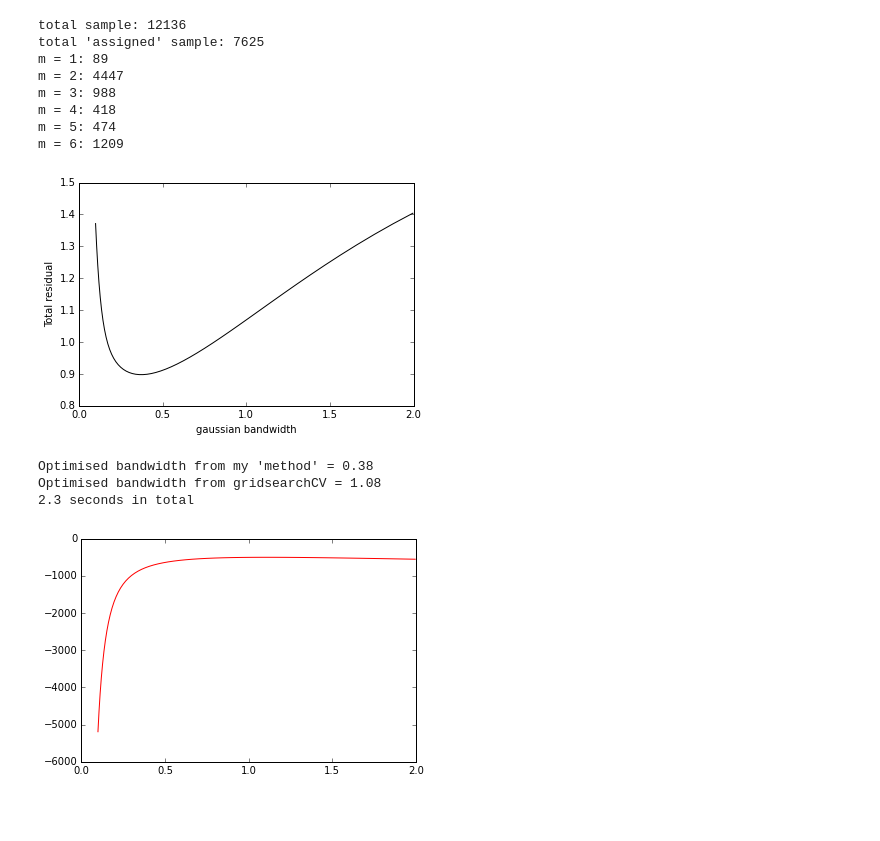
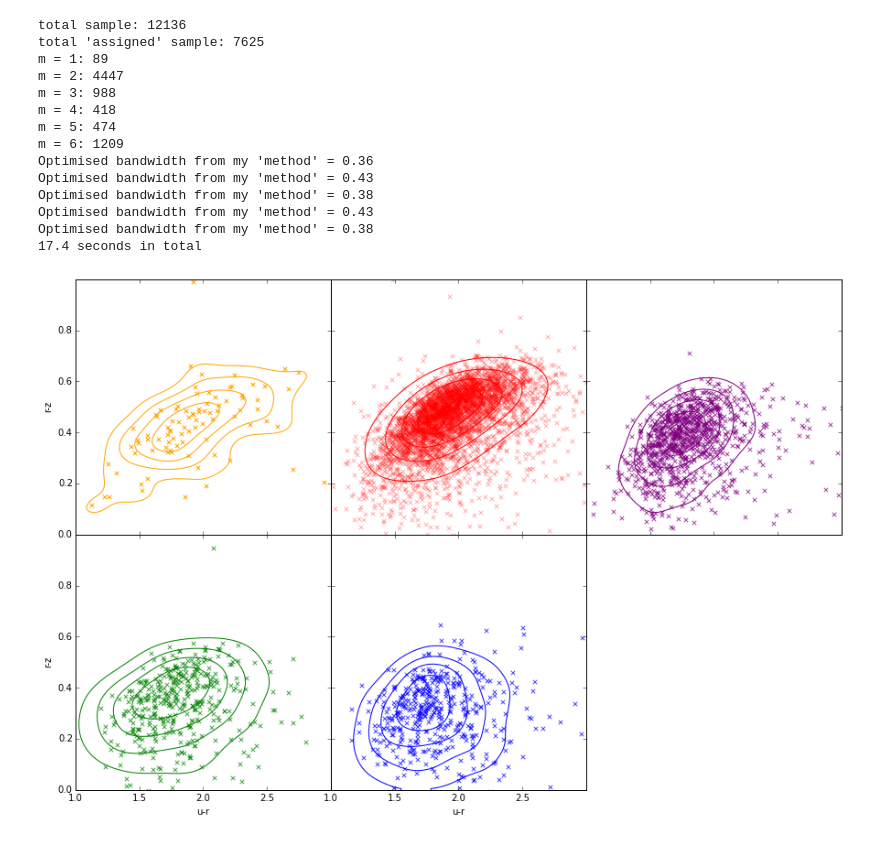
Before and after one commit to bamford/Debiasing-testing, a Jupyter notebook: Plotting_code_notebooks/2d_KDEs_v2.ipynb, the cells around one changed output. Saved outputs shown, nothing was run; the diff lists cells and outputs as text; code cells hidden in the pictures; blank space fills up the shorter version.

Commit message:
Contour plotting updated

```diff
--- a/Plotting_code_notebooks/2d_KDEs_v2.ipynb
+++ b/Plotting_code_notebooks/2d_KDEs_v2.ipynb
@@ -103,16 +105,16 @@ def get_kde_bandwidth2(values,x_range=None,y_range=None,N=10,n_folds=5,num_sigma
 def get_kde(values,x_range,y_range,bandwidth='optimal',N_out=100,print_bandwidth=False):
 
     if bandwidth == 'optimal':
-        u = get_kde_bandwidth1(values=values,x_range=x_range,y_range=y_range,plot_values=True,
+        u2 = get_kde_bandwidth1(values=values,x_range=x_range,y_range=y_range,#plot_values=True
                               num_sigmas=50)
         if print_bandwidth:
-            print("Optimised bandwidth from my 'method' = {0:0.2f}".format(u))
+            print("Optimised bandwidth from my 'method' = {0:0.2f}".format(u2))
 
-        u = get_kde_bandwidth2(values=values,x_range=x_range,y_range=y_range,plot_values=True,
-                              num_sigmas=50)
+        #u = get_kde_bandwidth2(values=values,x_range=x_range,y_range=y_range,#plot_values=True
+                              #num_sigmas=50)
 
-        if print_bandwidth:
-            print("Optimised bandwidth from gridsearchCV = {0:0.2f}".format(u))
+        #if print_bandwidth:
+           # print("Optimised bandwidth from gridsearchCV = {0:0.2f}".format(u))
 
     else:
         u = bandwidth
@@ -121,7 +123,7 @@ def get_kde(values,x_range,y_range,bandwidth='optimal',N_out=100,print_bandwidth
 
     xx,yy,xxc,yyc,xy = get_bins(x_range=x_range,y_range=y_range,N=N_out)
 
-    kde = KernelDensity(kernel='gaussian', bandwidth=u).fit(values)
+    kde = KernelDensity(kernel='gaussian', bandwidth=u2).fit(values)
     dens = np.exp(kde.score_samples(xy).reshape(N_out,N_out))
 
     return dens#,grid.grid_scores_
@@ -213,48 +214,58 @@ Optimised bandwidth from gridsearchCV = 0.38
 # %%
 # Try the contour method w. some real data
+
+
 
 start = time.clock()
 
 cx=['PETROMAG_MU','PETROMAG_MR']
 cy=['PETROMAG_MR','PETROMAG_MZ']
 
 xrng = [1,3]
 yrng = [0,1]
 
 t,ft = load_data.load(cx=cx,cy=cy,p_th=0.5,N_th=5,norm=False,p_values='d')
 b,t = load_data.assign(table=t,Nb=20,th=0.5,equal_samples=False,redistribute=False
                        ,rd_th=0,ct_th=0,print_sizes=True)
 
-#f,a = plotting.make_grid(title=False,title_position=[0,0],x_limits=xrng,y_limits=yrng
-          #,x_label='u-r',y_label='r-z',x_ticks=[1,2.5,0.5],y_ticks=[0,0.8,0.2],figsize=[15,10])
-
 clr = ['orange','r','purple','g','b']
 
-for m in range(4,5):
+f,a = plotting.make_grid(title=False,title_position=[0,0],x_limits=xrng,y_limits=yrng
+          ,x_label='u-r',y_label='r-z',x_ticks=[1,2.5,0.5],y_ticks=[0,0.8,0.2],figsize=[15,10])
+
+for m in range(5):
 
     t_r = t[b[:,1] == m]
 
-    #ax = a[m]
+    x2,y2,h2,v2 = sigma_hist(x=t_r[:,-1],y=t_r[:,-2],x_range=xrng,y_range=yrng)
+    #x3,y3,h3,v3 = sigma_hist(x=t_r[:,-1],y=t_r[:,-2],x_range=xrng,y_range=yrng,bandwidth=0.1)
 
-    x2,y2,h2,v2 = sigma_hist(x=t_r[:,-1],y=t_r[:,-2],x_range=xrng,y_range=yrng)
-    #x3,y3,h3,v3 = sigma_hist(x=t_r[:,-1],y=t_r[:,-2],x_range=xrng,y_range=yrng,bandwidth=0.2)
+    ax = a[m]
 
-    #ax.contour(x2,y2,h2,colors=clr[m],levels=v2)
-    #ax.contour(x3,y3,h3,colors=clr[m],levels=v3,linewidth=2,linestyles='dashed',linewidths=2)
-    #ax.scatter(t_r[:,-1],t_r[:,-2],color=clr[m],marker='x',alpha=0.5)
+    ax.contour(x2,y2,h2,levels=v2,colors=clr[m])
+
+    if m == 0:
+        alpha = 1
+    elif m == 1:
+        alpha = 0.3
+    else:
+        alpha = 0.7
+    ax.scatter(t_r[:,-1],t_r[:,-2],color=clr[m],marker='x',alpha=alpha)
 
 print('{0:0.1f} seconds in total'.format(time.clock() - start)) # Time it took to plot all of this.
 # %% [output]
 total sample: 12136
 total 'assigned' sample: 7625
 m = 1: 89
 m = 2: 4447
 m = 3: 988
 m = 4: 418
 m = 5: 474
 m = 6: 1209
+Optimised bandwidth from my 'method' = 0.36
+Optimised bandwidth from my 'method' = 0.43
+Optimised bandwidth from my 'method' = 0.38
+Optimised bandwidth from my 'method' = 0.43
+Optimised bandwidth from my 'method' = 0.38
+17.4 seconds in total
-[figure, old version]
+[figure, new version]
-Optimised bandwidth from my 'method' = 0.38
-Optimised bandwidth from gridsearchCV = 1.08
-2.3 seconds in total
-[figure, removed]
```
Also changed, not shown: parts of 4 cells of this notebook.
